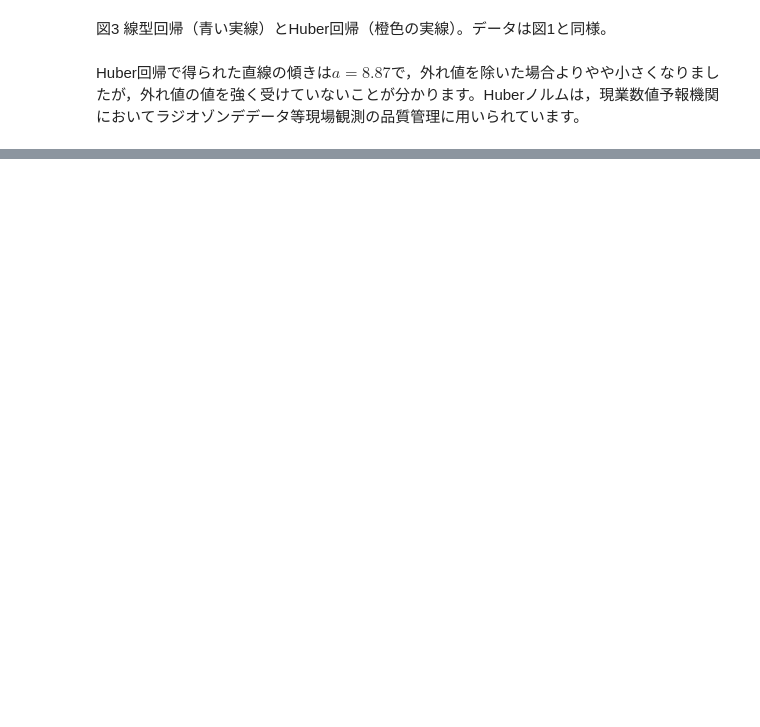
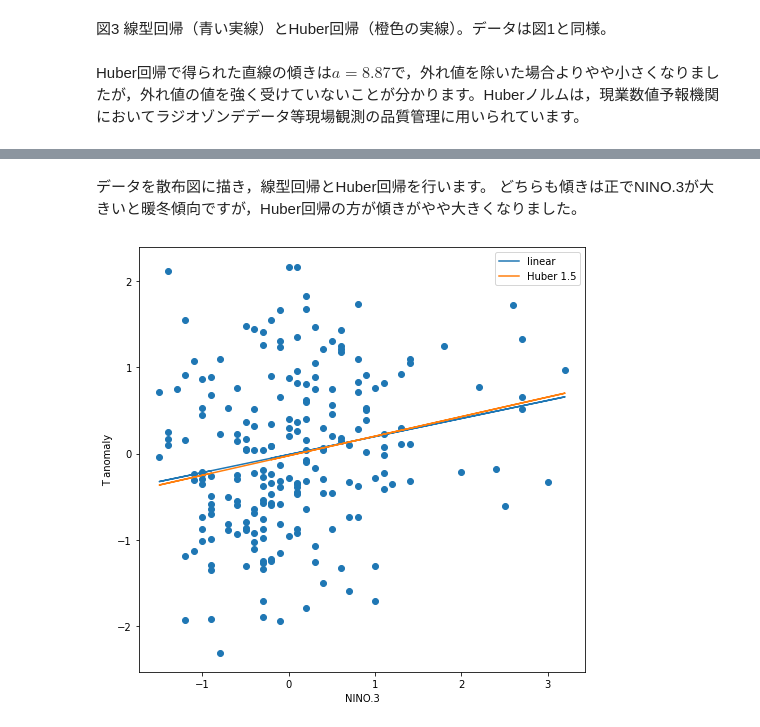
Before and after one commit to tenomoto/pymetds, a Jupyter notebook: Huber.ipynb, the cells around one changed output, grey strips where cells are left out. Saved outputs shown, nothing was run; the diff lists cells and outputs as text; code cells hidden in the pictures; blank space fills up the shorter version.

```diff
--- a/Huber.ipynb
+++ b/Huber.ipynb
@@ -110,0 +137,5 @@ Huber回帰で得られた直線の傾きは$a=8.87$で，外れ値を除いた
+# %%
+import pandas as pd
+
+
+df = pd.read_fwf(fname, widths=[5]+[6]*12, header=0, index_col=0, na_values=99.9)
@@ -110,0 +163,2 @@ Huber回帰で得られた直線の傾きは$a=8.87$で，外れ値を除いた
+# %%
+nino3 = df.loc[:"2020-12", ["Jan", "Feb", "Dec"]].to_numpy().flatten()
@@ -110,0 +173,39 @@ Huber回帰で得られた直線の傾きは$a=8.87$で，外れ値を除いた
+# %%
+import xarray as xr
+from scipy.signal import detrend
+
+
+ds = xr.open_dataset("https://psl.noaa.gov/thredds/dodsC/Datasets/ncep.reanalysis.derived/pressure/air.mon.mean.nc")
+T = ds.air.loc["1949-01":"2020-12", 850, 50:20, 120:150]
+T = T.loc[T.time.dt.season=="DJF"]
+T *= np.cos(np.deg2rad(T.lat))
+T = T.mean(["lat", "lon"])
+Tc = T.groupby("time.month").mean("time")
+Ta = detrend(T.groupby("time.month") - Tc)
+# %% [markdown]
+データを散布図に描き，線型回帰とHuber回帰を行います。
+どちらも傾きは正でNINO.3が大きいと暖冬傾向ですが，Huber回帰の方が傾きがやや大きくなりました。
+# %%
+import matplotlib.pyplot as plt
+
+from sklearn.datasets import make_regression
+from sklearn.linear_model import LinearRegression, HuberRegressor
+
+fig, ax = plt.subplots(figsize=[8, 8])
+ax.scatter(nino3, Ta)
+
+lin = LinearRegression()
+lin.fit(nino3[:, None], Ta)
+y_linear = lin.coef_ * nino3 + lin.intercept_
+ax.plot(nino3, y_linear, label="linear")
+
+c = 1.5
+hub = HuberRegressor(alpha=0.0, epsilon=c)
+hub.fit(nino3[:, None], Ta)
+y_huber = hub.coef_ * nino3 + hub.intercept_
+ax.plot(nino3, y_huber, label=f"Huber {c}")
+ax.set(aspect=1, xlabel="NINO.3", ylabel="T anomaly")
+ax.legend()
+plt.show()
+# %% [output]
+[figure, added]
```
Also changed, not shown: parts of 7 cells of this notebook, 8 other files.
